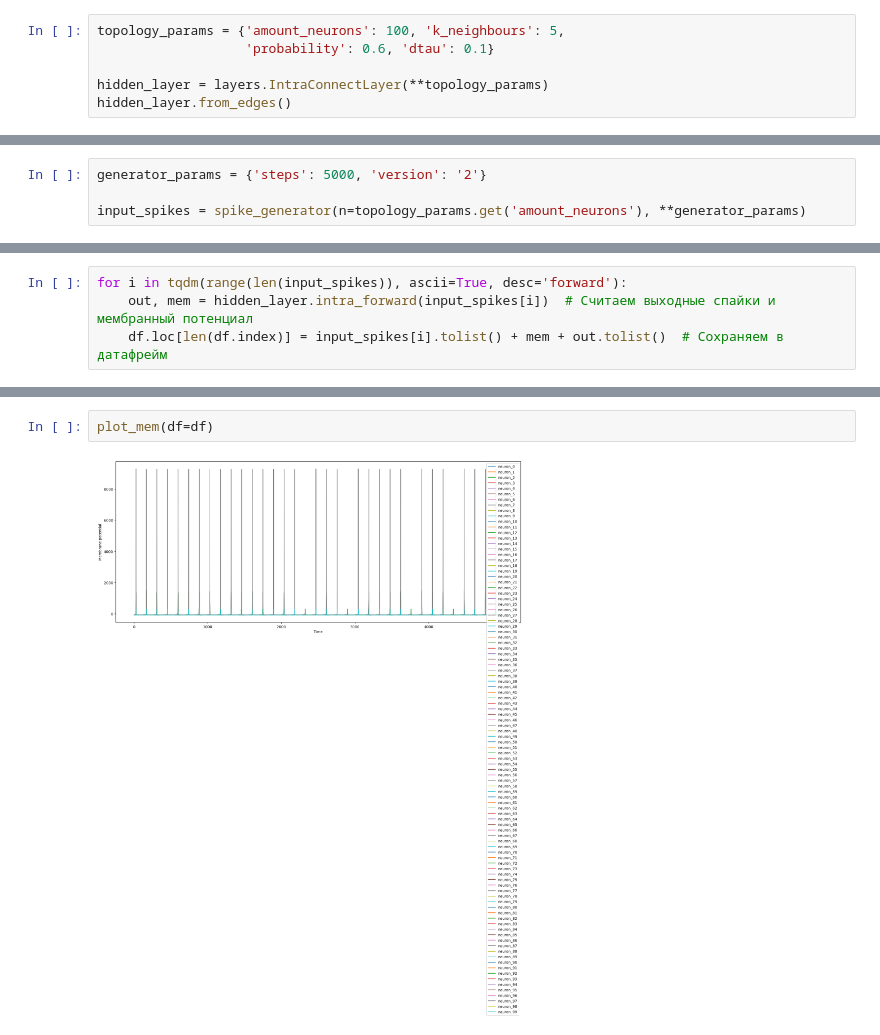
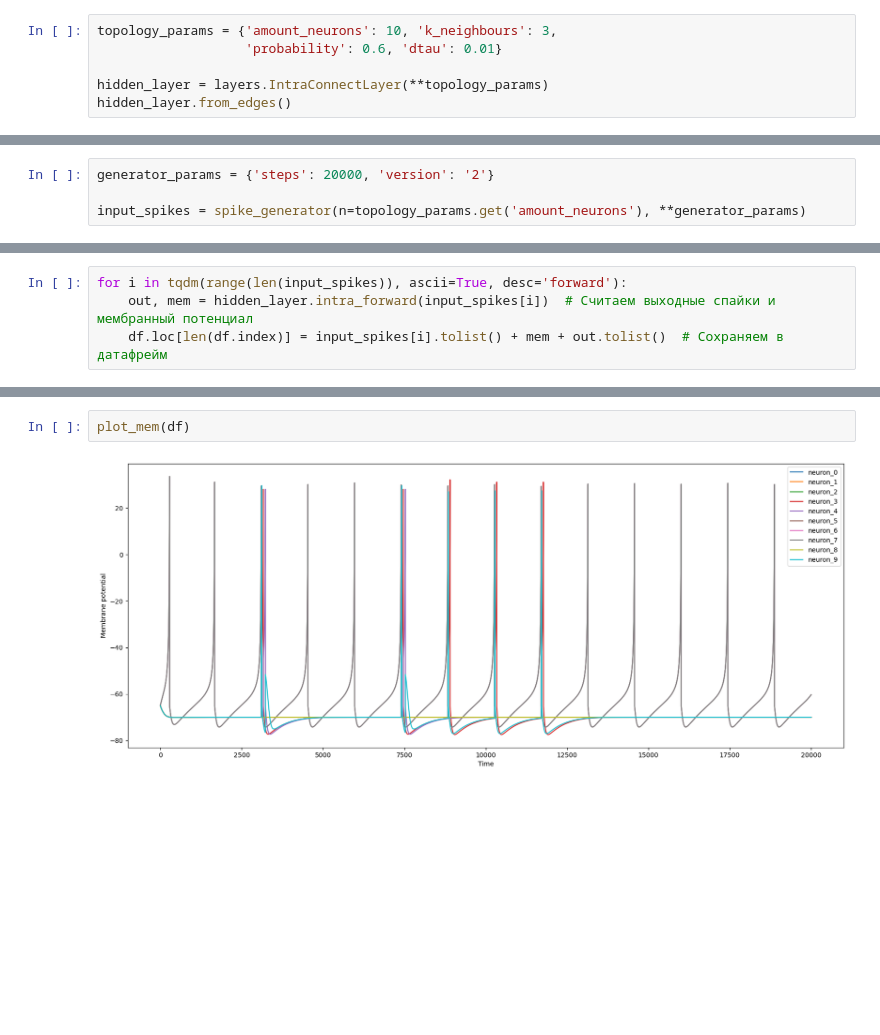
Before and after one commit to artchemi/smallworld_snn, a Jupyter notebook: notebooks/network_test.ipynb, the cells around one changed output, grey strips where cells are left out. Cells and saved outputs as stored; diff of their text form; blank space fills up the shorter version.

```diff
--- a/notebooks/network_test.ipynb
+++ b/notebooks/network_test.ipynb
@@ -9,8 +9,8 @@ from tqdm import tqdm
 ## Инициализируем топологию
 Параметры можно изменять в `topology_params`
 # %%
-topology_params = {'amount_neurons': 100, 'k_neighbours': 5,
-                   'probability': 0.6, 'dtau': 0.1}
+topology_params = {'amount_neurons': 10, 'k_neighbours': 3,
+                   'probability': 0.6, 'dtau': 0.01}
 
 hidden_layer = layers.IntraConnectLayer(**topology_params)
 hidden_layer.from_edges()
@@ -46,7 +44,7 @@ hidden_layer.get_connectivity()
 ## Создаем серию входных спайков
 Доступно несколько видов входных серий, выбрать другие можно изменив значение `'version'` в `generator_params`
 # %%
-generator_params = {'steps': 5000, 'version': '2'}
+generator_params = {'steps': 20000, 'version': '2'}
 
 input_spikes = spike_generator(n=topology_params.get('amount_neurons'), **generator_params)
 # %%
@@ -80,4 +73,4 @@ plot_outputs(df=df)
 # %%
-plot_mem(df=df)
+plot_mem(df)
 # %% [output]
-[figure, old version]
+[figure, new version]
```
Also changed, not shown: parts of 11 cells of this notebook, 4 other files.
